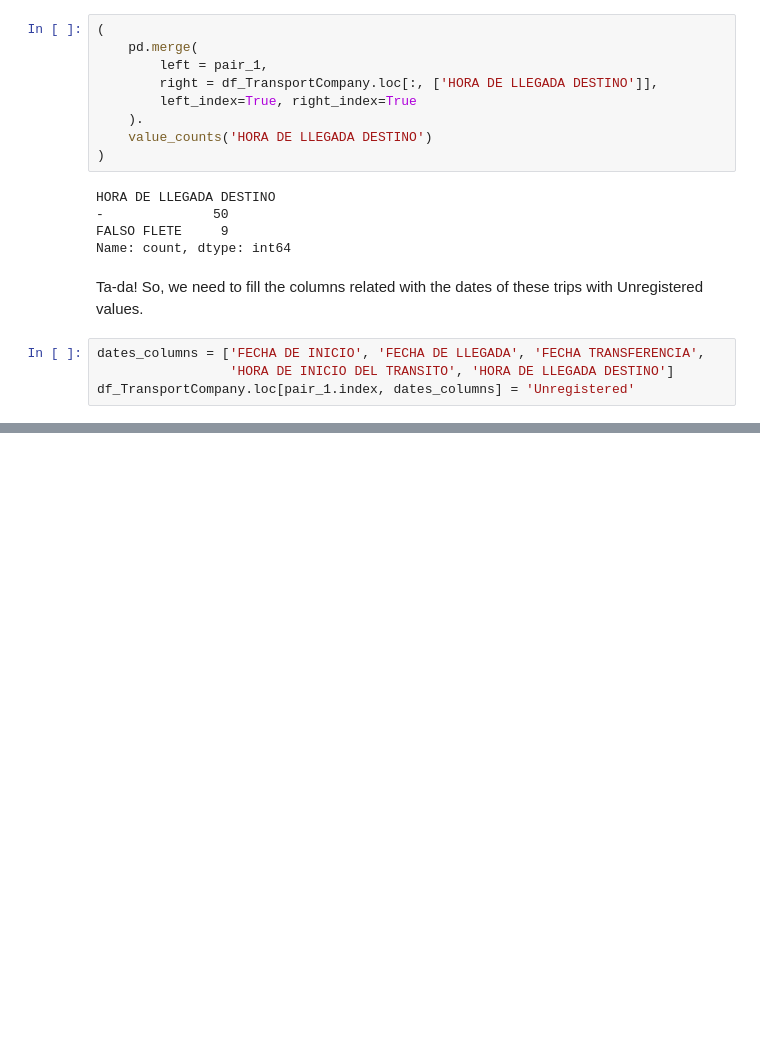
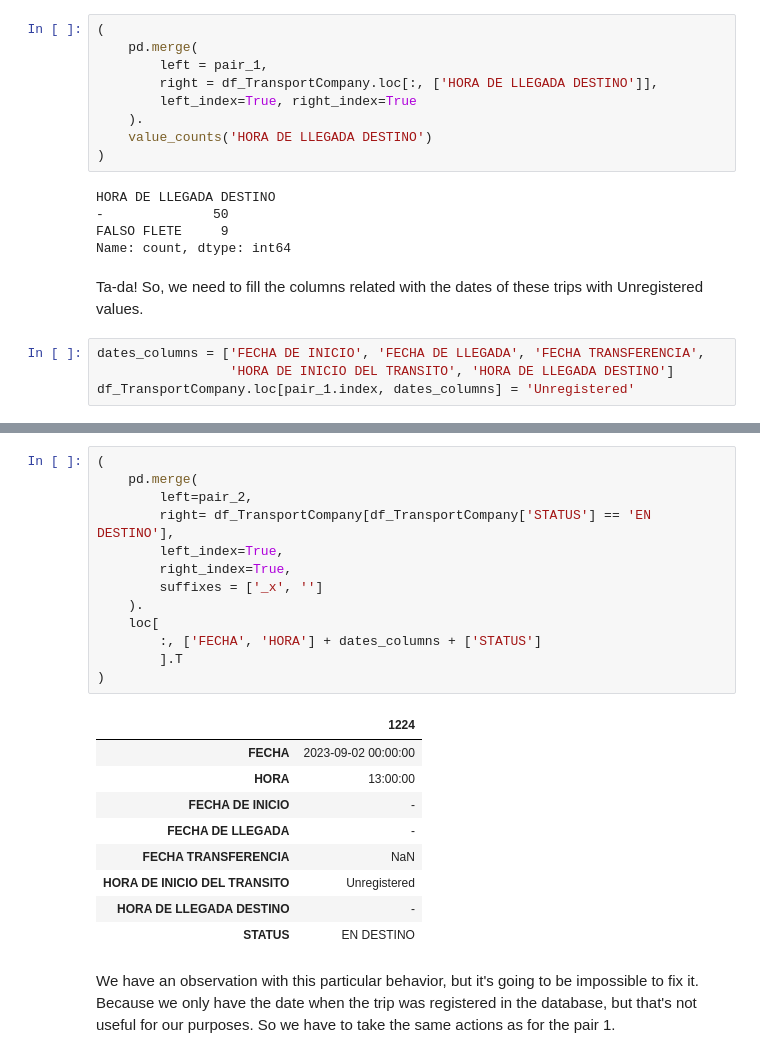
Before and after one commit to CarlosFOL/Transport_Company_Analysis, a Jupyter notebook: notebooks/data_cleaning.ipynb, the cells around one changed output, grey strips where cells are left out. Cells and saved outputs as stored; diff of their text form; blank space fills up the shorter version.

```diff
--- a/notebooks/data_cleaning.ipynb
+++ b/notebooks/data_cleaning.ipynb
@@ -697,0 +730,25 @@ df_TransportCompany.loc[pair_1.index, dates_columns] = 'Unregistered'
+# %%
+(
+    pd.merge(
+        left=pair_2,
+        right= df_TransportCompany[df_TransportCompany['STATUS'] == 'EN DESTINO'],
+        left_index=True,
+        right_index=True,
+        suffixes = ['_x', '']
+    ).
+    loc[
+        :, ['FECHA', 'HORA'] + dates_columns + ['STATUS']
+        ].T
+)
+# %% [output]
+|  | 1224 |
+| FECHA | 2023-09-02 00:00:00 |
+| HORA | 13:00:00 |
+| FECHA DE INICIO | - |
+| FECHA DE LLEGADA | - |
+| FECHA TRANSFERENCIA | NaN |
+| HORA DE INICIO DEL TRANSITO | Unregistered |
+| HORA DE LLEGADA DESTINO | - |
+| STATUS | EN DESTINO |
+# %% [markdown]
+We have an observation with this particular behavior, but it's going to be impossible to fix it. Because we only have the date when the trip was registered in the database, but that's not useful for our purposes. So we have to take the same actions as for the pair 1.
```
Also changed, not shown: parts of 6 cells of this notebook, 4 other files.
